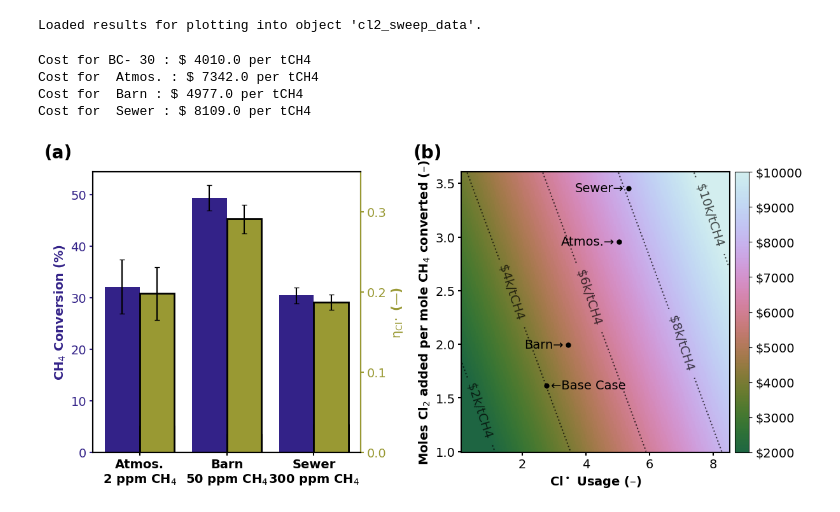
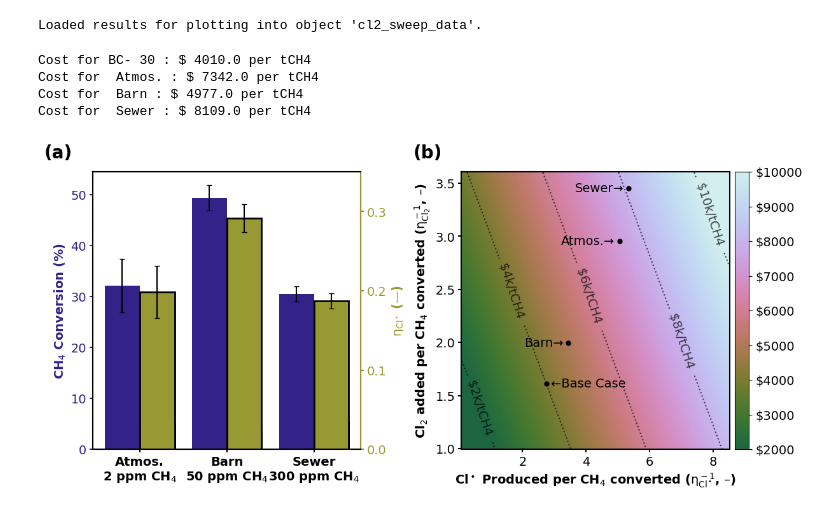
Before and after one commit to richardsrandall/Fall-2024-Cl2, a Jupyter notebook: _combined_plots/paper_plots_v1/figure-real_world_tests_and_costs.ipynb, the cells around one changed output. Drawn from its saved outputs; the diff is of its cells as text; code cells hidden in the pictures.

```diff
--- a/_combined_plots/paper_plots_v1/figure-real_world_tests_and_costs.ipynb
+++ b/_combined_plots/paper_plots_v1/figure-real_world_tests_and_costs.ipynb
@@ -211,33 +211,33 @@ for x,y,t in zip(cl2_sweep_data.cl_per_ch4, cl2_sweep_data.cl2_fed_per_ch4_conve
     txt = '←Base Case'
     ax_b.annotate(txt, xy=(x, y), xycoords='data', xytext=(5, 0), textcoords='offset points', ha='left', va='center')
     print("Cost for BC-",t,": $",np.round(get_cost_per_ton_ch4(x,y)),"per tCH4")
 # Plot the rest of the data
 exps = ((realistic_trial_data.cl_per_ch4[0],realistic_trial_data.cl2_fed_per_ch4_converted[0],'Atmos.'),
         (realistic_trial_data.cl_per_ch4[1],realistic_trial_data.cl2_fed_per_ch4_converted[1],'Barn'),
         (realistic_trial_data.cl_per_ch4[2],realistic_trial_data.cl2_fed_per_ch4_converted[2],'Sewer'),
         )
 for x,y,t in exps:
     ax_b.plot([x],[y],'ok',markersize=5)
     ax_b.annotate(t+"→", xy=(x, y), xycoords='data', xytext=(-5, 0), textcoords='offset points', ha='right', va='center')
     print("Cost for ",t,": $",np.round(get_cost_per_ton_ch4(x,y)),"per tCH4")
 
 #ax_b.set_xlabel('UV Usage $\equiv$ [(Cl$^\\bullet$ Usage)$\cdot(\eta_{UV})^{-1}$] (–)') # Keeping this if we want the x-axis to be UV usage
-ax_b.set_xlabel('Cl$^\\bullet$ Usage (–)',fontweight=plot_default_properties['font_weight'])
-ax_b.set_ylabel('Moles Cl$_2$ added per mole CH$_4$ converted (–)',fontweight=plot_default_properties['font_weight'])
+ax_b.set_xlabel('Cl$^\\bullet$ Produced per CH$_4$ converted ($\\rm \\eta_{\\rm Cl^\\bullet}^{\\rm -1}$, –)',fontweight=plot_default_properties['font_weight'])
+ax_b.set_ylabel('Cl$_2$ added per CH$_4$ converted ($\\rm \\eta_{\\rm Cl_2}^{\\rm -1}$, –)',fontweight=plot_default_properties['font_weight'])
 
 for ax in [ax_a, ax_a_right, ax_b]:
     ax.tick_params(width=plot_default_properties['box_linewidth'])
     for spine in ax.spines.values():
         spine.set_linewidth(plot_default_properties['box_linewidth'])
 
 #print(realistic_trial_data.ch4_conversions)
 
 # Save the figure, etc.
 plt.savefig('exported_images/realistic_trials_and_cost_modeling.png', bbox_inches='tight',dpi=300)
 plt.show()
 # %% [output]
 Cost for BC- 30 : $ 4010.0 per tCH4
 Cost for  Atmos. : $ 7342.0 per tCH4
 Cost for  Barn : $ 4977.0 per tCH4
 Cost for  Sewer : $ 8109.0 per tCH4
-[figure, old version]
+[figure, new version]
```
Also changed, not shown: 1 other file.
